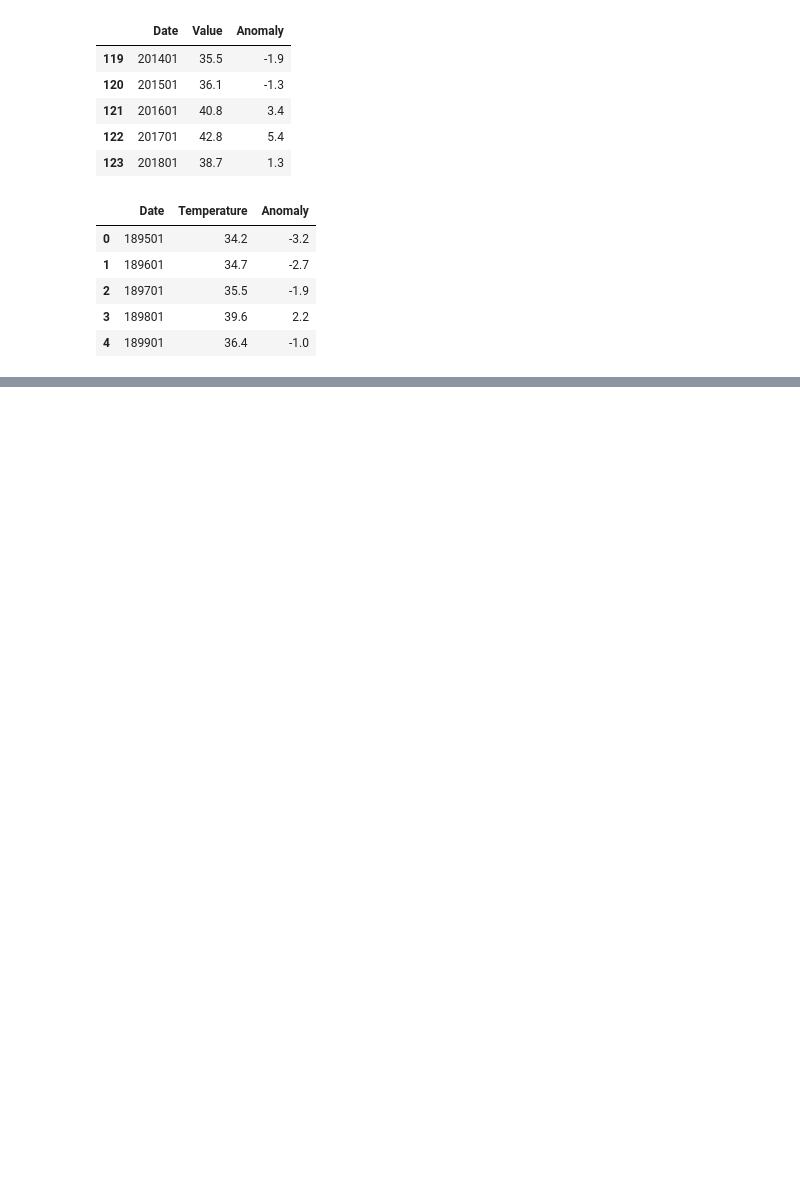
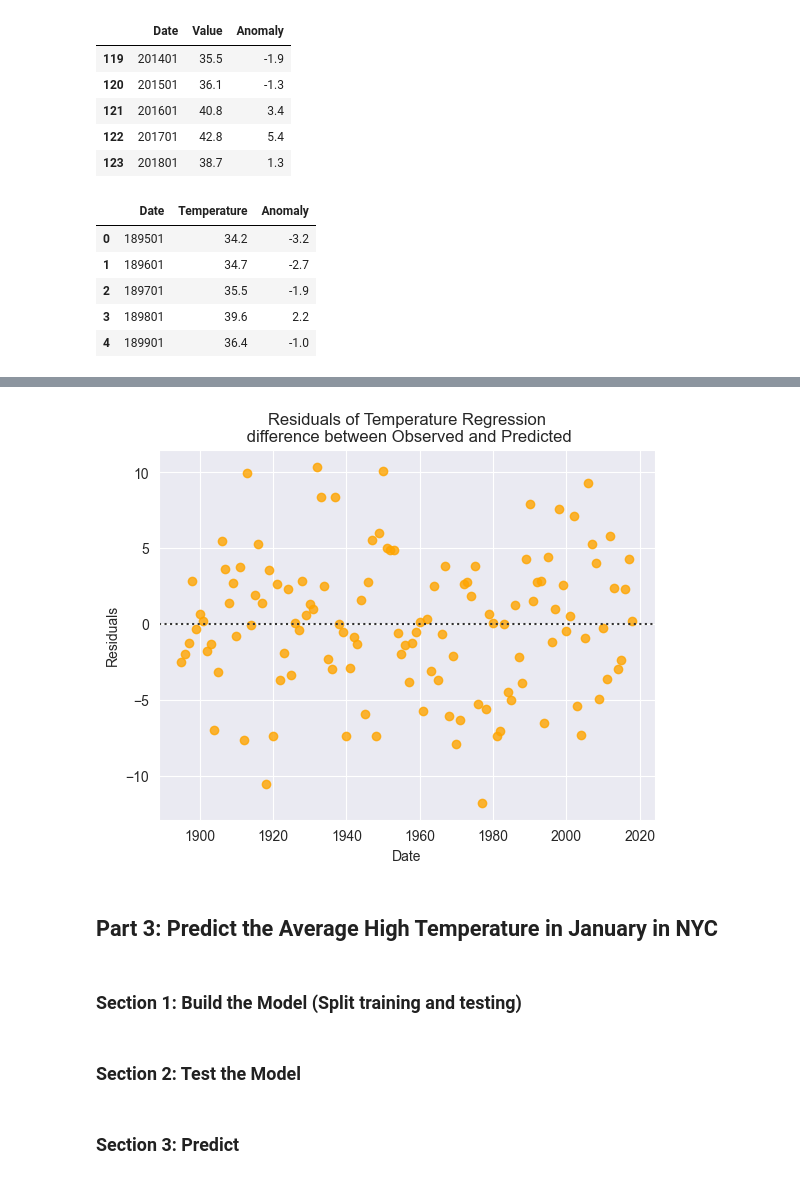
Before and after one commit to JBtallgrass/datafun-07-ml, a Jupyter notebook: jballard_ml.ipynb, the cells around one changed output, grey strips where cells are left out. Drawn from its saved outputs; the diff is of its cells as text; code cells hidden in the pictures; blank space fills up the shorter version.

```diff
--- a/jballard_ml.ipynb
+++ b/jballard_ml.ipynb
@@ -64,0 +141,18 @@ nyc_df.head()
+# %%
+# Create a residual plot to show differences between observed and predicted temperatures
+sns.residplot(x='Date', y='Temperature', data=nyc_df, color='orange')
+
+plt.title('Residuals of Temperature Regression\n difference between Observed and Predicted')
+plt.xlabel('Date')
+plt.ylabel('Residuals')
+
+# Save the residual plot
+plt.savefig('figures/temperature_residuals.png', dpi=300)
+
+plt.show()
+# %% [output]
+[figure, added]
+# %% [markdown]
+## Part 3: Predict the Average High Temperature in January in NYC
+# %% [markdown]
+### Section 1: Build the Model (Split training and testing)
@@ -64,0 +161,4 @@ nyc_df.head()
+# %% [markdown]
+### Section 2: Test the Model
+# %% [markdown]
+### Section 3: Predict
```
Also changed, not shown: parts of 17 cells of this notebook, 3 other files.
